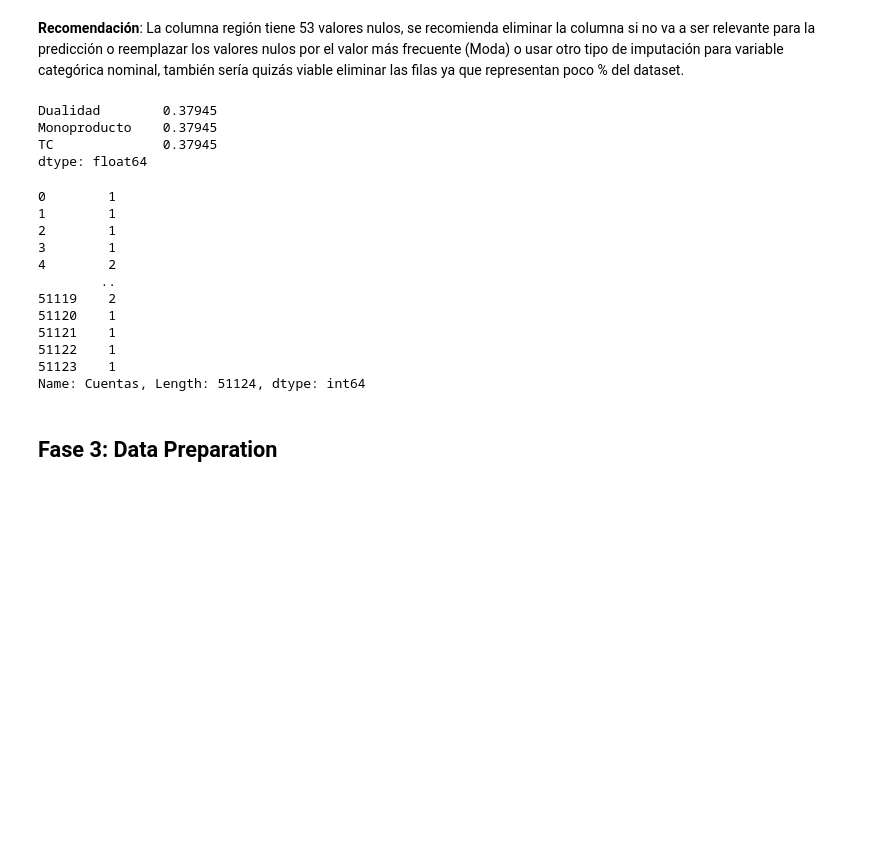
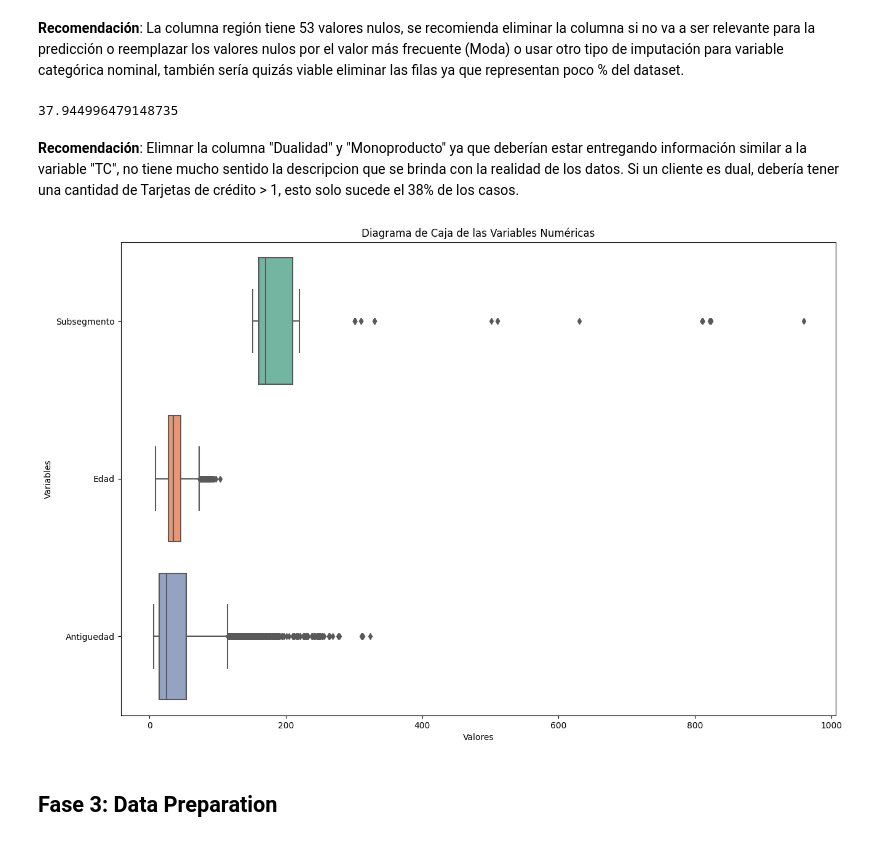
Before and after one commit to The-Shield-Team/SHIELD-ML-Monopoly, a Jupyter notebook: index.ipynb, the cells around one changed output. Drawn from its saved outputs; the diff is of its cells as text; code cells hidden in the pictures; blank space fills up the shorter version.

```diff
--- a/index.ipynb
+++ b/index.ipynb
@@ -214,51 +214,45 @@ Tipo de dato de la columna Region -> float64
 # %% [markdown]
 **Recomendación**: La columna región tiene 53 valores nulos, se recomienda eliminar la columna si no va a ser relevante para la predicción o reemplazar los valores nulos por el valor más frecuente (Moda) o usar otro tipo de imputación para variable categórica nominal, también sería quizás viable eliminar las filas ya que representan poco % del dataset.
 # %%
-#Mapa de calor entre la variable "Dualidad", "Monoproducto" y "TC"
 
 df_heatmap = df[['Dualidad', 'Monoproducto', 'TC']]
-
-#Matriz de correlación con mapa de calor
-
-df_heatmap.head(10)
 
 df_heatmap.query('Dualidad > 0 and TC > 1').count()
 
 cantidad = df_heatmap.query('Dualidad > 0 and TC > 1').count()
 
-accuaracy = cantidad / df_heatmap.shape[0]
+accuaracy = (cantidad / df_heatmap.shape[0])[0] * 100
 
 accuaracy
-
-#Recomendación: Elimnar la columna "Dualidad" y "Monoproducto" ya que deberían estar entregando información similar a la variable "TC"
 # %% [output]
-Dualidad        0.37945
-Monoproducto    0.37945
-TC              0.37945
-dtype: float64
+37.944996479148735
+# %% [markdown]
+**Recomendación**: Elimnar la columna "Dualidad" y "Monoproducto" ya que deberían estar entregando información similar a la variable "TC", no tiene mucho sentido la descripcion que se brinda con la realidad de los datos. Si un cliente es dual, debería tener una cantidad de Tarjetas de crédito > 1, esto solo sucede el 38% de los casos.
+# %%
+df.describe()
+
+df_business_understanding_short = df_business_understanding.iloc[:,1:21]
+
+df_business_understanding_short = df_business_understanding_short.drop(['CUPO_L1', 'Internauta','Adicional','Dualidad','Monoproducto','Ctacte','Consumo','Debito','CambioPin','Hipotecario','Cuentas','TC','Region'], axis=1)
+
+df_business_understanding_short.head()
+
+#Grafico de caja para las variables numéricas de df_business_understanding_short
+
+plt.figure(figsize=(15, 10))
+ax = sns.boxplot(data=df_business_understanding_short, orient="h", palette="Set2")
+plt.title('Diagrama de Caja de las Variables Numéricas')
+plt.xlabel('Valores')
+plt.ylabel('Variables')
+plt.show()
+# %% [output]
+[figure, added]
 # %%
 # Insertar cuantos bloques de código consideren necesarios
 
 # Se recomienda obtener estadísticos descriptivos para apoyar hipótesis inferenciales.
 # Reconocer la naturaleza de los datos y como tratarlos en etapas posteriores y dar ideas de como se podría transformar.
 # Identificar MissingValues, outliers, medidas de posición, medidas de dispersión etc.
-
-
-
-df['Cuentas']
-# %% [output]
-0        1
-1        1
-2        1
-3        1
-4        2
-        ..
-51119    2
-51120    1
-51121    1
-51122    1
-51123    1
-Name: Cuentas, Length: 51124, dtype: int64
 # %% [markdown]
 ## Fase 3: Data Preparation
 # %%
```
